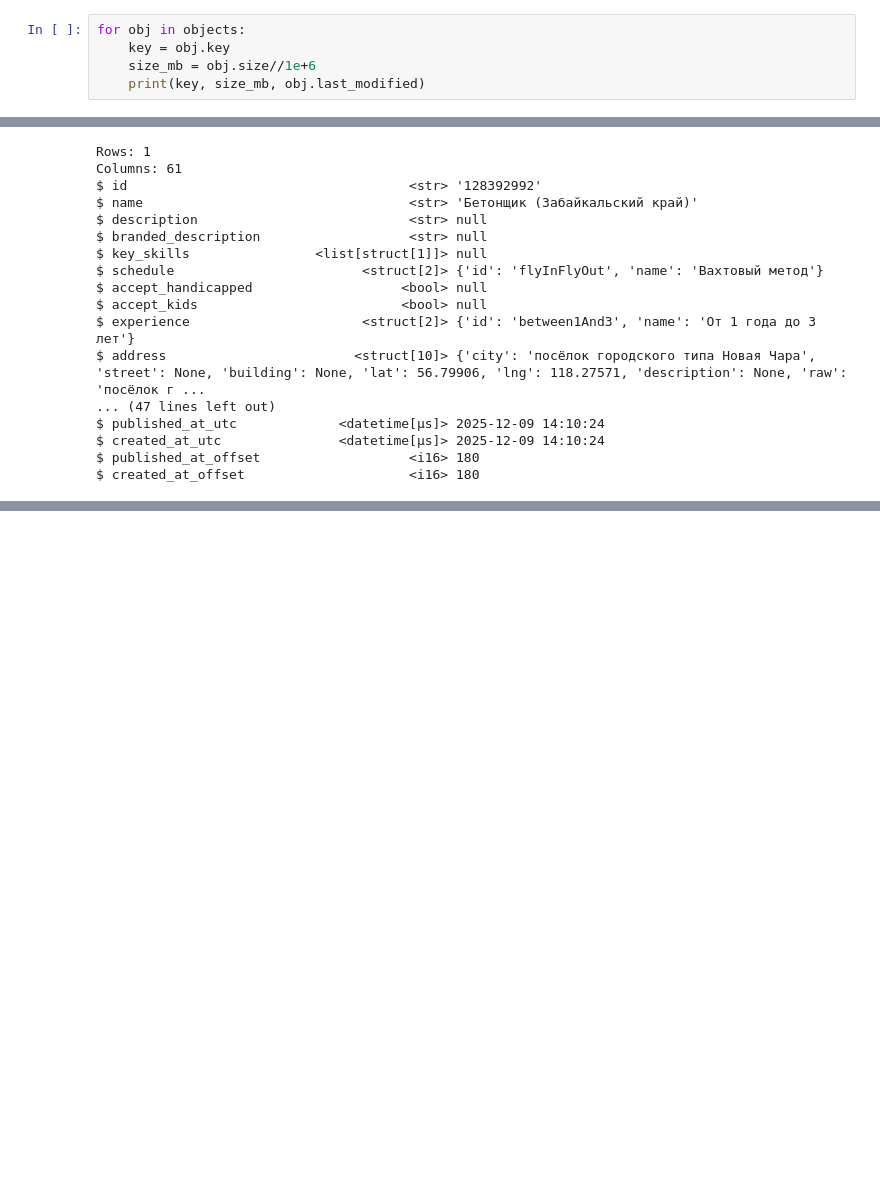
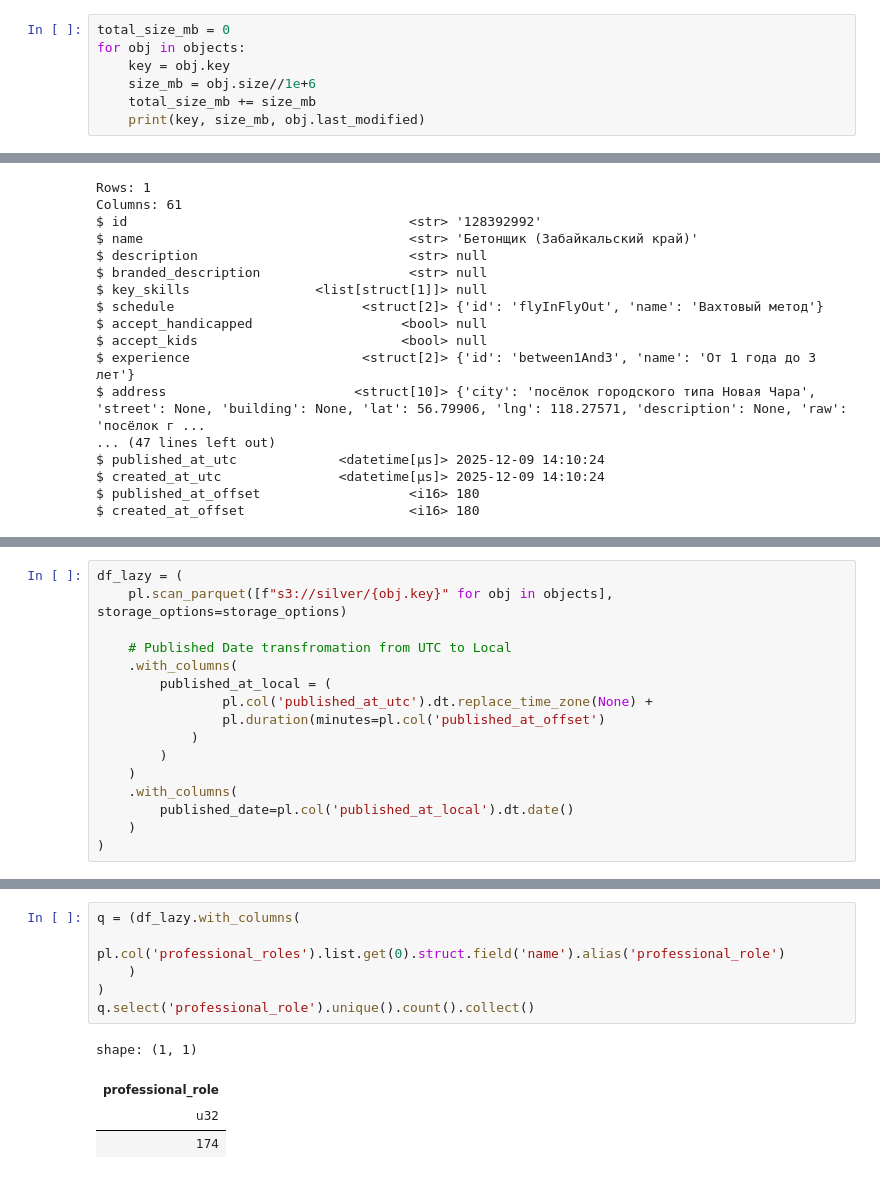
Before and after one commit to lusm554/skill-lens, a Jupyter notebook: airflow/check_silver_hh_loader.ipynb, the cells around one changed output, grey strips where cells are left out. Saved outputs shown, nothing was run; the diff lists cells and outputs as text; blank space fills up the shorter version.

```diff
--- a/airflow/check_silver_hh_loader.ipynb
+++ b/airflow/check_silver_hh_loader.ipynb
@@ -41,9 +41,11 @@ objects[0], objects[1]
 (s3.ObjectSummary(bucket_name='silver', key='hh/vacancies/year=2025/month=11/day=12/part-bba9b6b6-a3f5-4165-bbd9-b34ab9a7fbe6.parquet'),
  s3.ObjectSummary(bucket_name='silver', key='hh/vacancies/year=2025/month=11/day=13/part-e374b7d5-01a4-49c0-b515-84e86c8283cd.parquet'))
 # %%
+total_size_mb = 0
 for obj in objects:
     key = obj.key
     size_mb = obj.size//1e+6
+    total_size_mb += size_mb
     print(key, size_mb, obj.last_modified)
 # %% [output]
 hh/vacancies/year=2025/month=11/day=12/part-bba9b6b6-a3f5-4165-bbd9-b34ab9a7fbe6.parquet 2.0 2025-12-12 09:04:06.609000+00:00
@@ -127,0 +136,16 @@ $ created_at_offset                     <i16> 180
+# %%
+df_lazy = (
+    pl.scan_parquet([f"s3://silver/{obj.key}" for obj in objects], storage_options=storage_options)
+
+    # Published Date transfromation from UTC to Local
+    .with_columns(
+        published_at_local = (
+                pl.col('published_at_utc').dt.replace_time_zone(None) +
+                pl.duration(minutes=pl.col('published_at_offset')
+            )
+        )
+    )
+    .with_columns(
+        published_date=pl.col('published_at_local').dt.date()
+    )
+)
@@ -127,0 +310,11 @@ $ created_at_offset                     <i16> 180
+# %%
+q = (df_lazy.with_columns(
+        pl.col('professional_roles').list.get(0).struct.field('name').alias('professional_role')
+    )
+)
+q.select('professional_role').unique().count().collect()
+# %% [output]
+shape: (1, 1)
+| professional_role |
+| u32 |
+| 174 |
```
Also changed, not shown: parts of 20 cells of this notebook, 1 other file.
